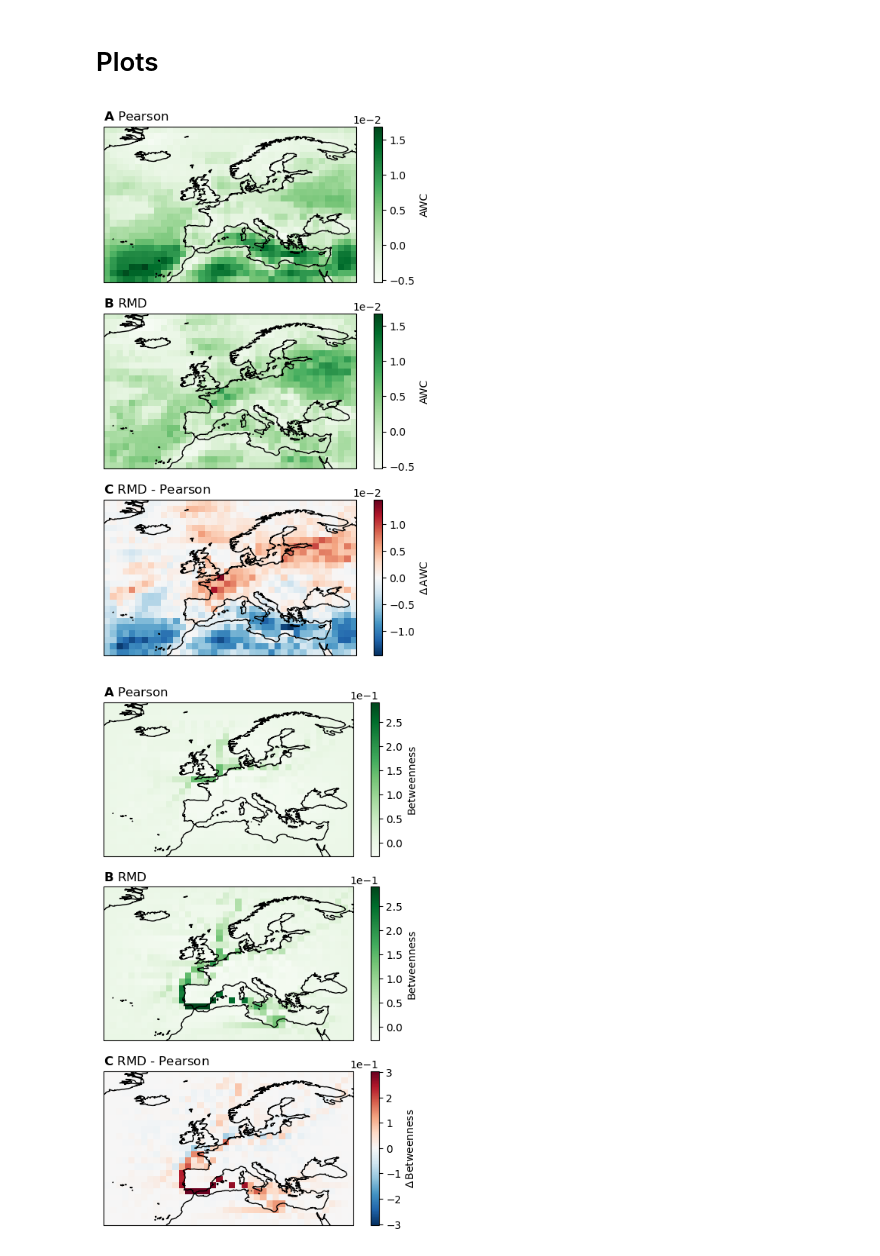
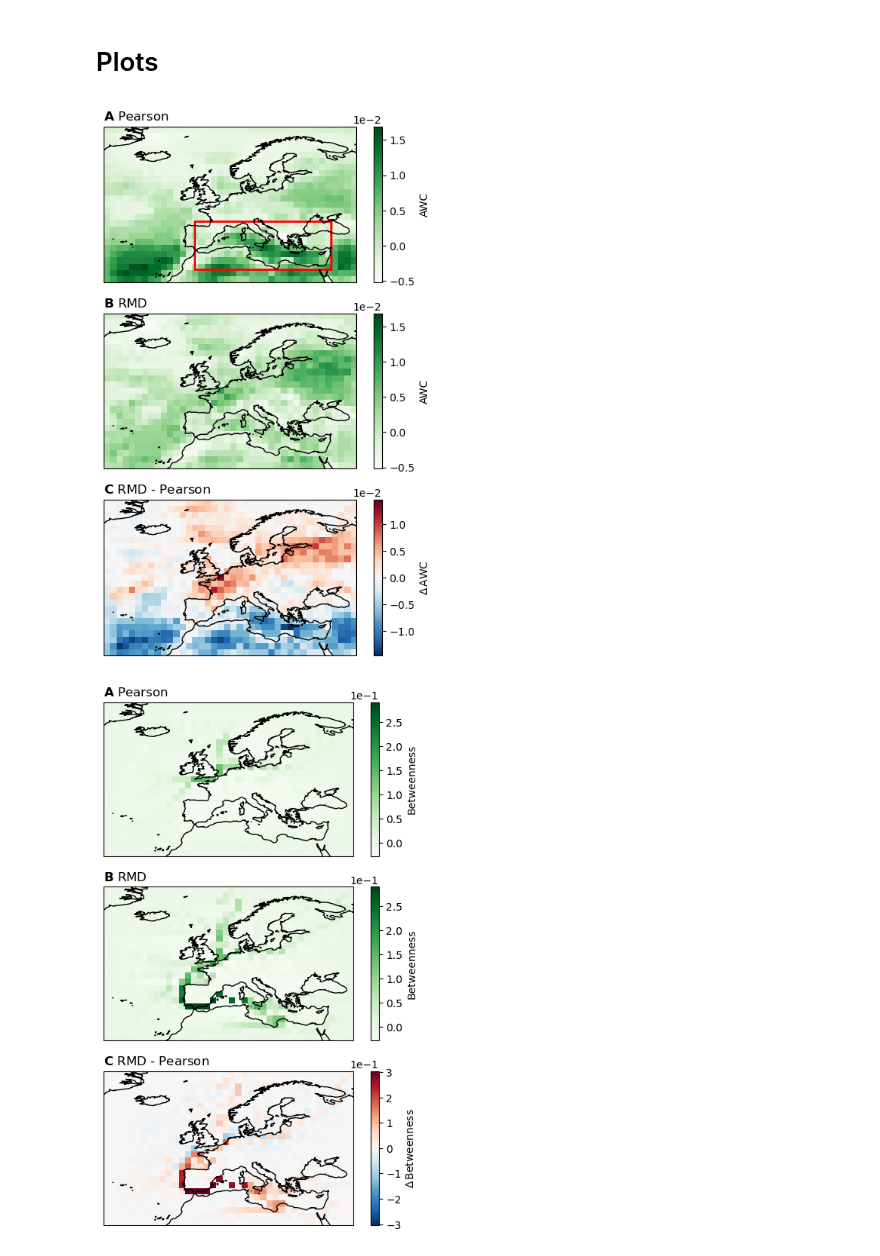
Before and after one commit to david-strahl/quasibi-europe, a Jupyter notebook: code/pearson_rmd_comparison.ipynb, the cells around one changed output. Saved outputs shown, nothing was run; the diff lists cells and outputs as text; code cells hidden in the pictures.

```diff
--- a/code/pearson_rmd_comparison.ipynb
+++ b/code/pearson_rmd_comparison.ipynb
@@ -95,11 +95,20 @@ def plot_metric(P, R, colorbar_title=""):
         ax.coastlines()
         pass
 # %%
+import matplotlib.patches as patches
+
 PV, PC, PB, RV, RC, RB = np.load("../output/metrics/awc.npz").values()
 plot_metric(PC, RC, "AWC")
+
+# [15:23,13:36]
+ax = plt.gcf().get_axes()[0]
+ax.add_patch(patches.Rectangle(xy=[-6, 30], width=42, height=15,
+                                facecolor='none', edgecolor='red', lw=2,
+                                transform=ccrs.PlateCarree()))
+
 plt.savefig("../plots/awc.pdf", bbox_inches="tight")
 # %% [output]
-[figure, old version]
+[figure, new version]
 # %%
 PV, PC, PB, RV, RC, RB = np.load("../output/metrics/betweenness.npz").values()
 plot_metric(PC, RC, "Betweenness")
```
Also changed, not shown: 8 other files.
